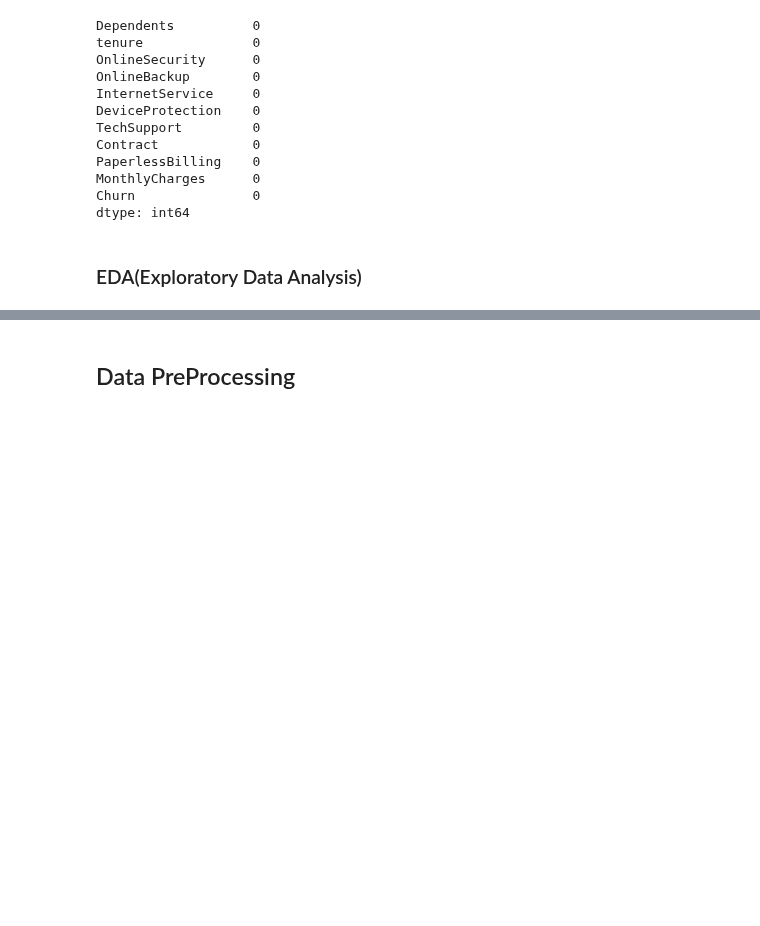
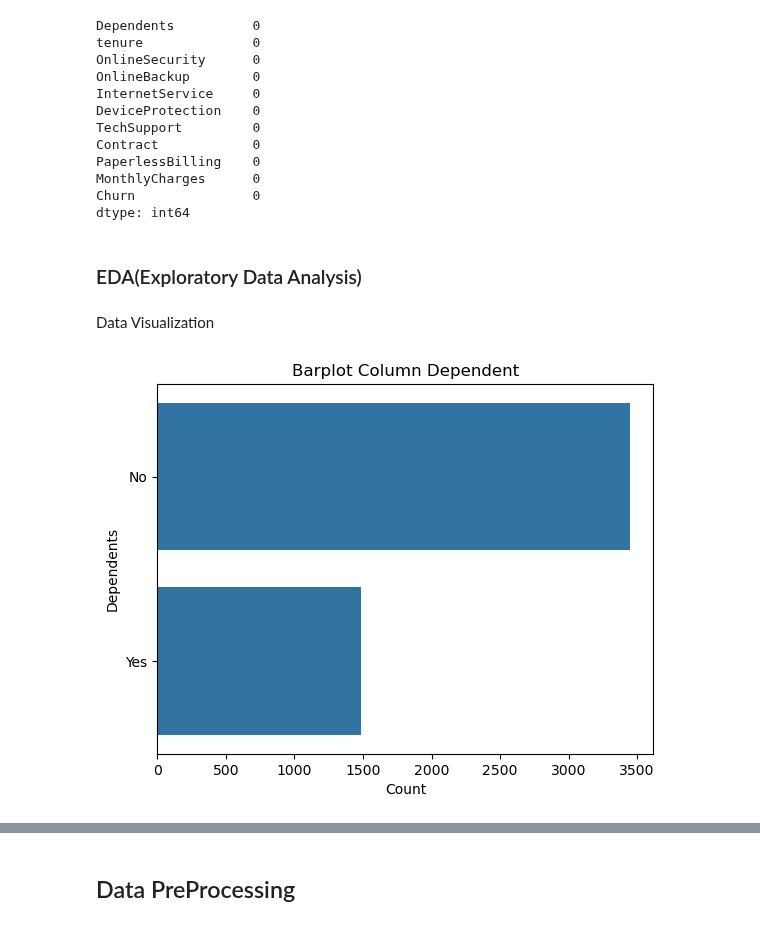
Before and after one commit to fahdmuchammad/Capstone-3-Purwadhika-Machine-learning, a Jupyter notebook: Capstone_3_Muchammad Fahd_Telco.ipynb, the cells around one changed output, grey strips where cells are left out. Saved outputs shown, nothing was run; the diff lists cells and outputs as text; code cells hidden in the pictures; blank space fills up the shorter version.

```diff
--- a/Capstone_3_Muchammad Fahd_Telco.ipynb
+++ b/Capstone_3_Muchammad Fahd_Telco.ipynb
@@ -105,3 +105,15 @@ Churn               0
 dtype: int64
 # %% [markdown]
 ### EDA(Exploratory Data Analysis)
+# %% [markdown]
+Data Visualization
+# %%
+dependents_counts = df['Dependents'].value_counts().reset_index()
+dependents_counts.columns = ['Dependents', 'Count']
+
+# Create a horizontal bar plot
+sns.barplot(x='Count', y='Dependents', data=dependents_counts)
+plt.title('Barplot Column Dependent')
+plt.show()
+# %% [output]
+[figure, added]
```
Also changed, not shown: parts of 2 cells of this notebook.
